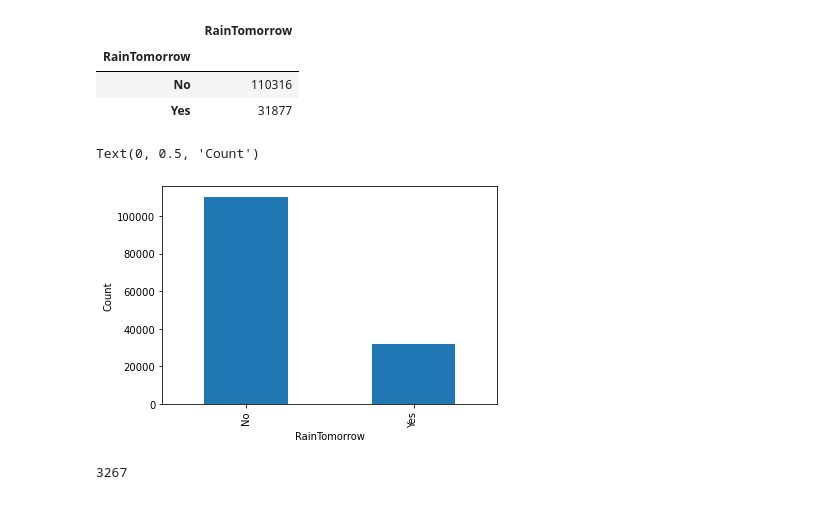
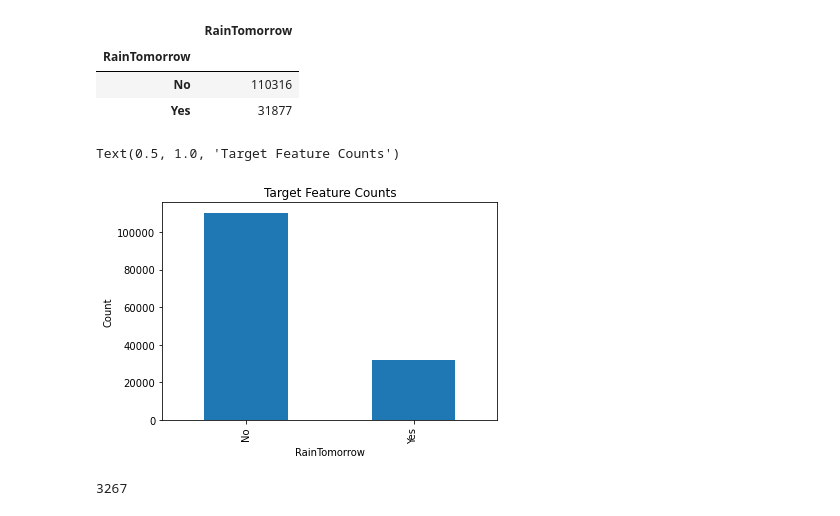
Before and after one commit to sangeetajay/Springboard, a Jupyter notebook: Second_Capstone/Unit_11_05_EDA_for_Second_Capstone_1.ipynb, the cells around one changed output. Cells and saved outputs as stored; diff of their text form; code cells hidden in the pictures.

```diff
--- a/Second_Capstone/Unit_11_05_EDA_for_Second_Capstone_1.ipynb
+++ b/Second_Capstone/Unit_11_05_EDA_for_Second_Capstone_1.ipynb
@@ -129,9 +129,10 @@ df.groupby(['RainTomorrow'])[['RainTomorrow']].count()
 # %%
 #Bar plot of RainTomorrow counts
 df.groupby(['RainTomorrow'])['RainTomorrow'].count().plot(kind='bar').set_ylabel('Count')
+plt.title('Target Feature Counts')
 # %% [output]
-Text(0, 0.5, 'Count')
+Text(0.5, 1.0, 'Target Feature Counts')
-[figure, old version]
+[figure, new version]
 # %%
 # count missing values in Target Feature
 df['RainTomorrow'].isnull().sum()
```
Also changed, not shown: parts of 13 cells of this notebook.
